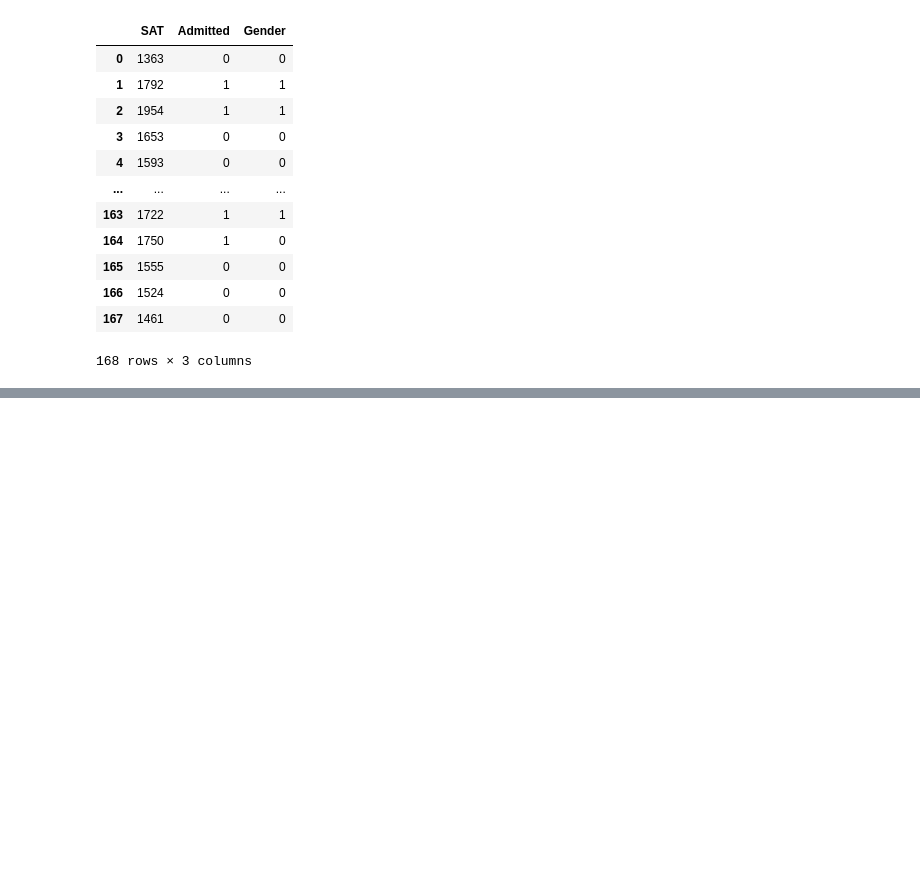
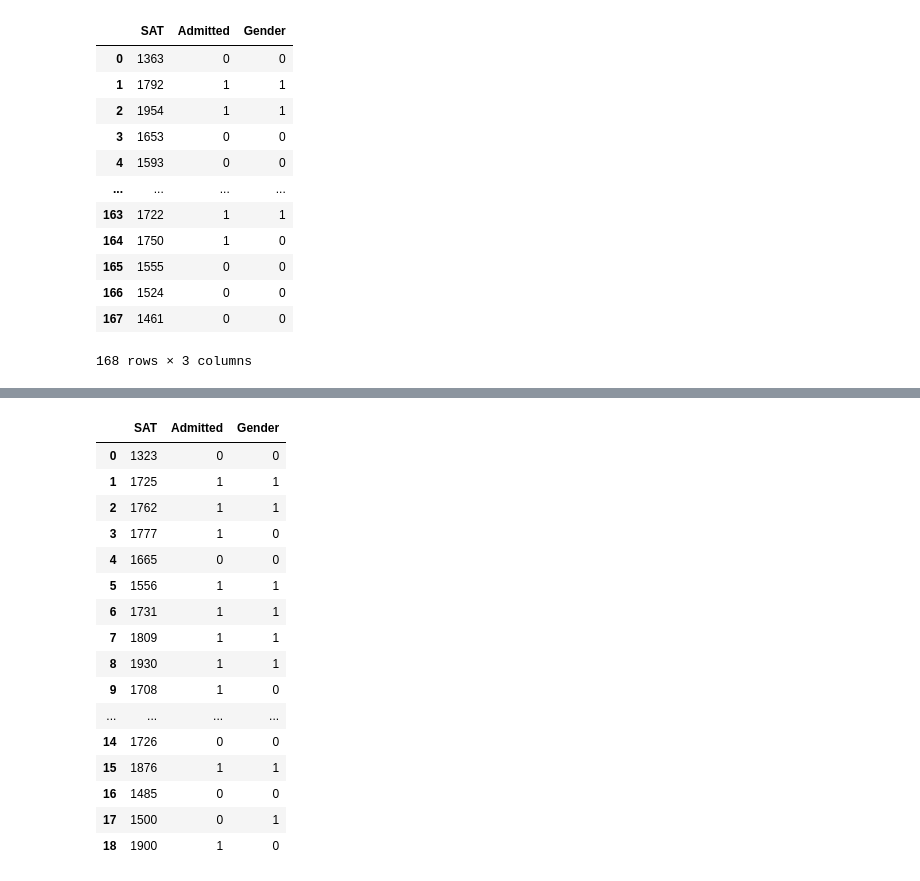
Before and after one commit to startaiyo/DS_practice, a Jupyter notebook: 210710 LogisticRegression Section36~.ipynb, the cells around one changed output, grey strips where cells are left out. Drawn from its saved outputs; the diff is of its cells as text; code cells hidden in the pictures; blank space fills up the shorter version.

```diff
--- a/210710 LogisticRegression Section36~.ipynb
+++ b/210710 LogisticRegression Section36~.ipynb
@@ -151,0 +205,22 @@ quasi-separation. In this case some parameters will not be identified.
+# %%
+test['Admitted']=test['Admitted'].map({'Yes':1,'No':0})
+test['Gender']=test['Gender'].map({'Female':1,'Male':0})
+test
+# %% [output]
+|  | SAT | Admitted | Gender |
+| 0 | 1323 | 0 | 0 |
+| 1 | 1725 | 1 | 1 |
+| 2 | 1762 | 1 | 1 |
+| 3 | 1777 | 1 | 0 |
+| 4 | 1665 | 0 | 0 |
+| 5 | 1556 | 1 | 1 |
+| 6 | 1731 | 1 | 1 |
+| 7 | 1809 | 1 | 1 |
+| 8 | 1930 | 1 | 1 |
+| 9 | 1708 | 1 | 0 |
+| ... | ... | ... | ... |
+| 14 | 1726 | 0 | 0 |
+| 15 | 1876 | 1 | 1 |
+| 16 | 1485 | 0 | 0 |
+| 17 | 1500 | 0 | 1 |
+| 18 | 1900 | 1 | 0 |
```
Also changed, not shown: parts of 10 cells of this notebook, 2 other files.
